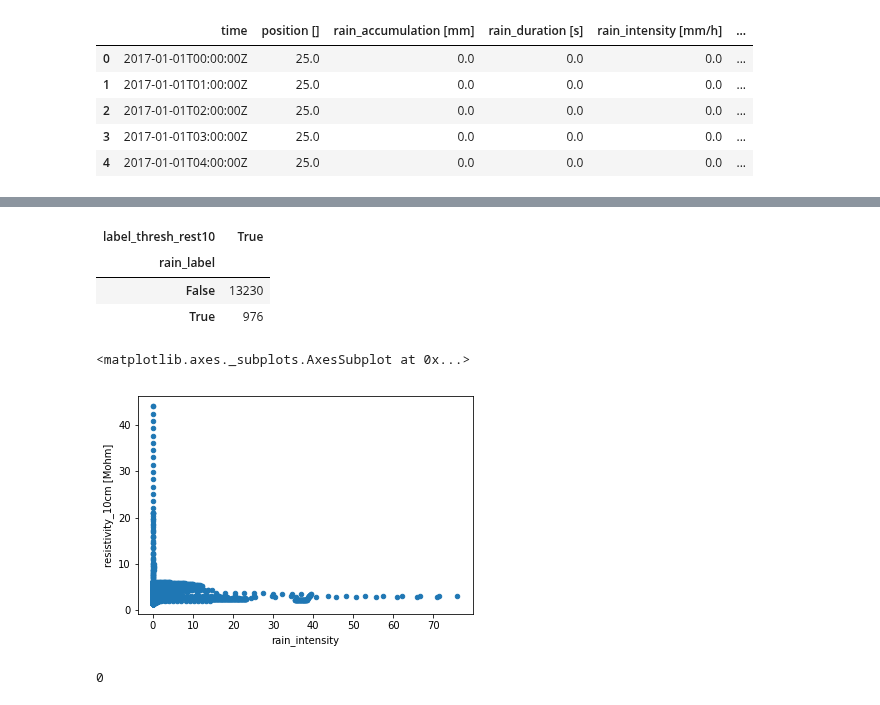
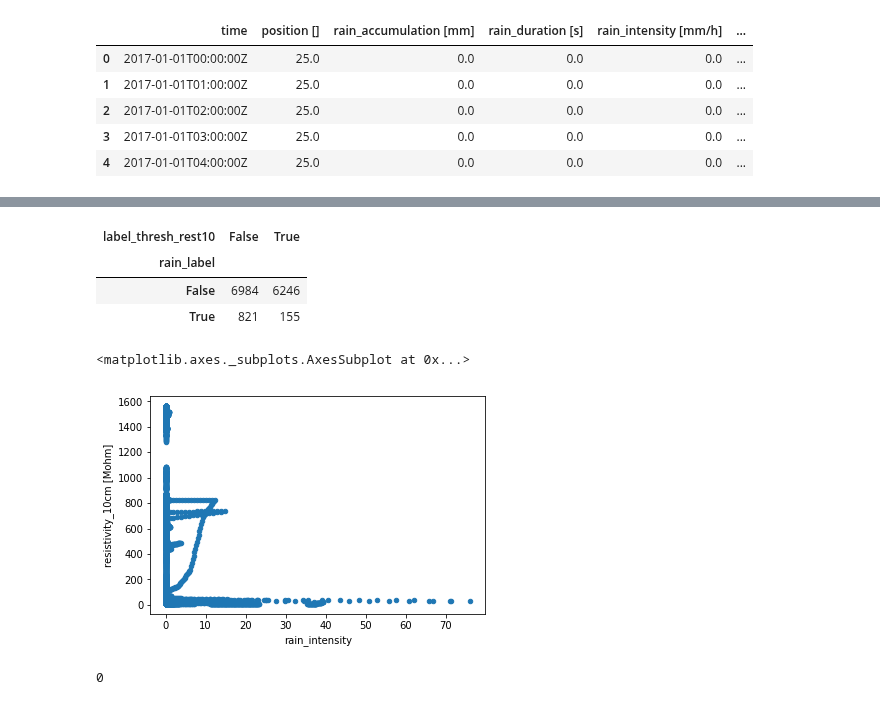
Before and after one commit to ETHZ-TEC/permafrostanalytics, a Jupyter notebook: notebooks/create_labels.ipynb, the cells around one changed output, grey strips where cells are left out. Saved outputs shown, nothing was run; the diff lists cells and outputs as text; code cells hidden in the pictures.

Commit message:
fix multiple years create_labels version

```diff
--- a/notebooks/create_labels.ipynb
+++ b/notebooks/create_labels.ipynb
@@ -134,13 +130,13 @@ dataset.head()
 # %%
-pd.crosstab(dataset.iloc[summer_days.index, :].loc[:, 'rain_label'], dataset.iloc[summer_days.index, :].loc[:, 'label_thresh_rest10'])
+#pd.crosstab(dataset.loc[:, 'rain_label'], dataset.loc[:, 'label_thresh_rest10'])
 # %% [output]
-| label_thresh_rest10 | True |
-| rain_label |  |
-| False | 13230 |
-| True | 976 |
+| label_thresh_rest10 | False | True |
+| rain_label |  |  |
+| False | 6984 | 6246 |
+| True | 821 | 155 |
 # %%
-dataset.iloc[summer_days.index].plot.scatter('rain_intensity', 'resistivity_10cm [Mohm]')
+#dataset.plot.scatter('rain_intensity', 'resistivity_10cm [Mohm]')
 # %% [output]
 <matplotlib.axes._subplots.AxesSubplot at 0x...>
-[figure, old version]
+[figure, new version]
 # %%
```
Also changed, not shown: parts of 17 cells of this notebook.
